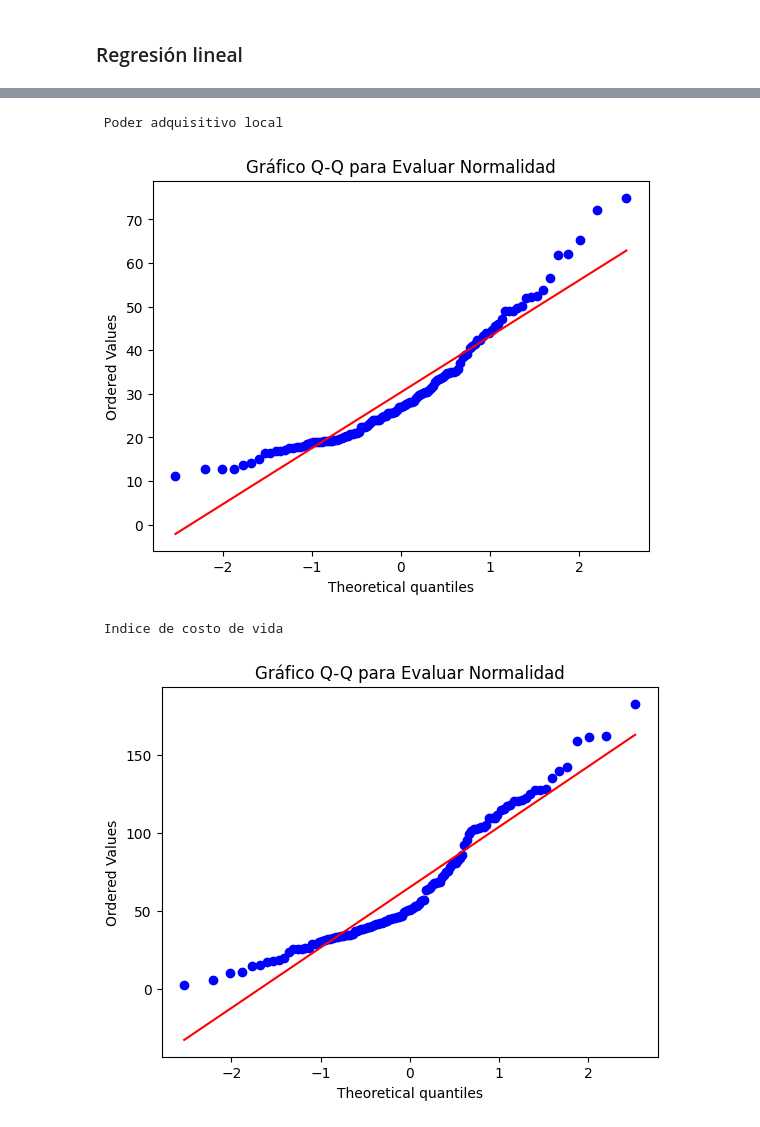
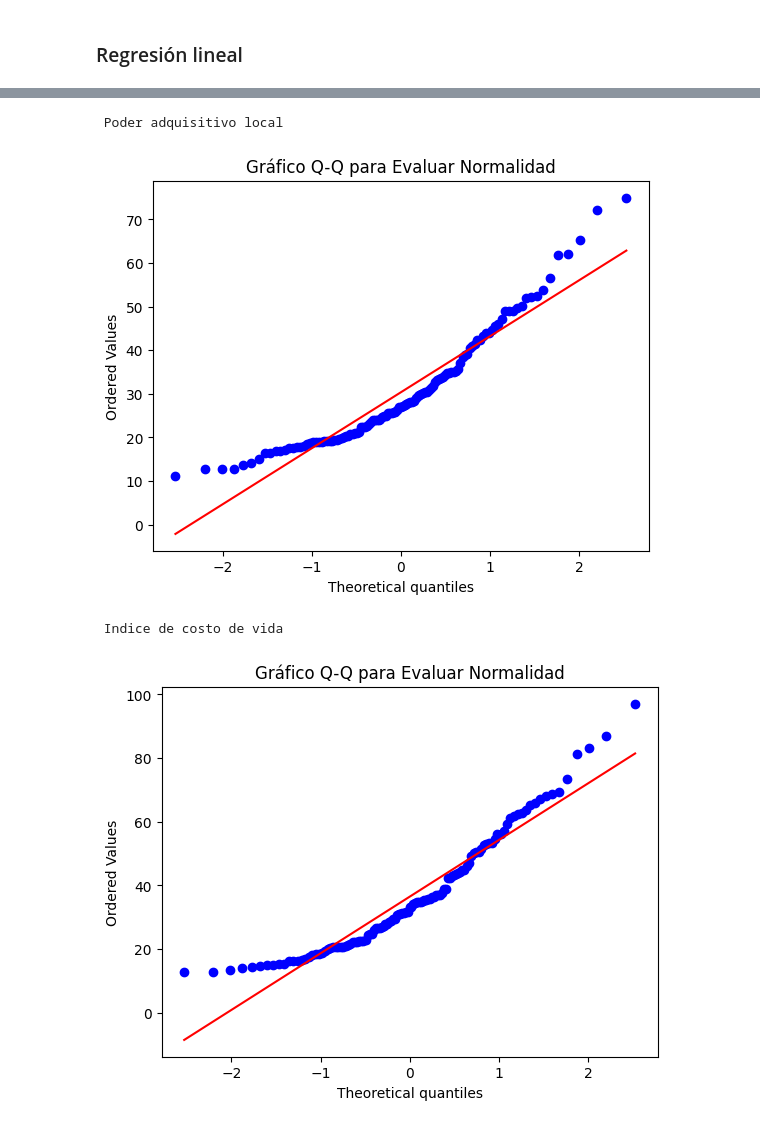
Before and after one commit to andreess891/AnalisisDescriptivo, a Jupyter notebook: TallerIntCienciaDatos/taller.ipynb, the cells around one changed output, grey strips where cells are left out. Saved outputs shown, nothing was run; the diff lists cells and outputs as text; code cells hidden in the pictures.

```diff
--- a/TallerIntCienciaDatos/taller.ipynb
+++ b/TallerIntCienciaDatos/taller.ipynb
@@ -183,3 +119,8 @@ Intervalo de confianza del 95.0% para la diferencia de medias: (6.20242400790603
 # %% [markdown]
 ### Regresión lineal
+# %%
+variableDependiente = 'Cost of Living Plus Rent Index'
+
+#Cost of Living Index - Rent Index-Groceries Index - Restaurant Price Index - Local Purchasing Power Index
+variableIndependiente = 'Restaurant Price Index'
 # %%
@@ -199,17 +140,17 @@ Text(0.5, 1.0, 'Histograma')
 # %%
 # Q-Q Plot
-st.probplot(datos['Cost of Living Plus Rent Index'], dist="norm", plot=plt)
+st.probplot(datos[variableDependiente], dist="norm", plot=plt)
 plt.title("Gráfico Q-Q para Evaluar Normalidad")
 print('\n', 'Poder adquisitivo local')
 plt.show()
 
-st.probplot(datos['Local Purchasing Power Index'], dist="norm", plot=plt)
+st.probplot(datos[variableIndependiente], dist="norm", plot=plt)
 plt.title("Gráfico Q-Q para Evaluar Normalidad")
 print('\n', 'Indice de costo de vida')
 plt.show()
 # %% [output]
  Poder adquisitivo local
 [figure]
  Indice de costo de vida
-[figure, old version]
+[figure, new version]
 # %%
```
Also changed, not shown: parts of 44 cells of this notebook.
